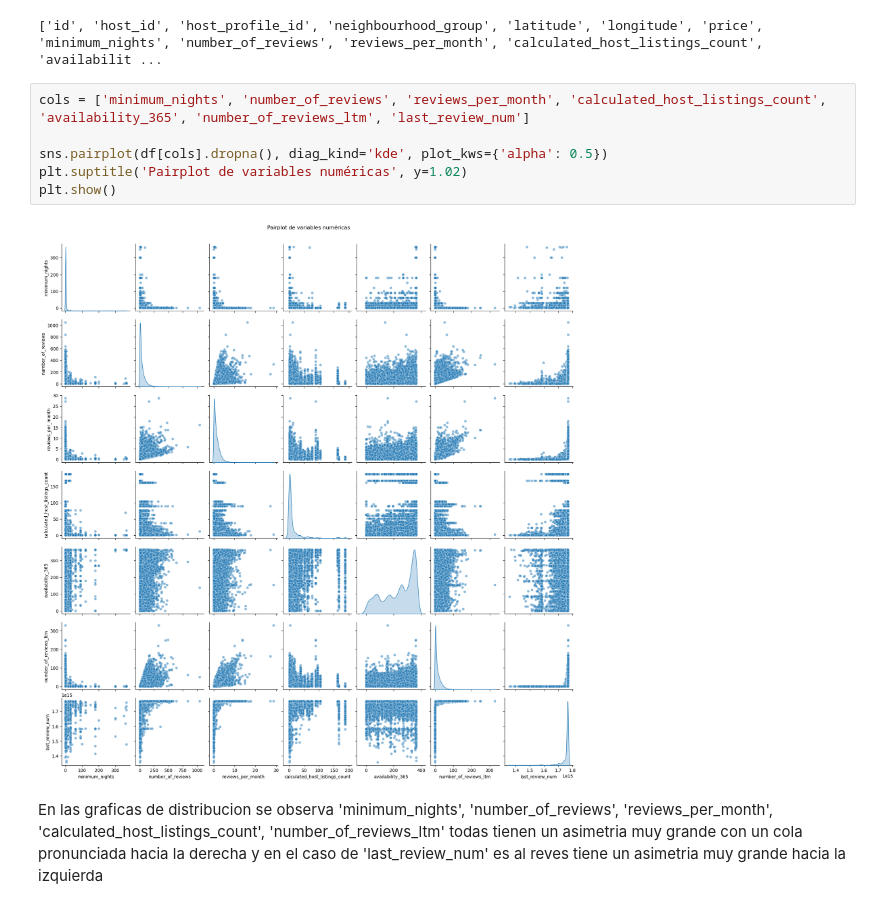
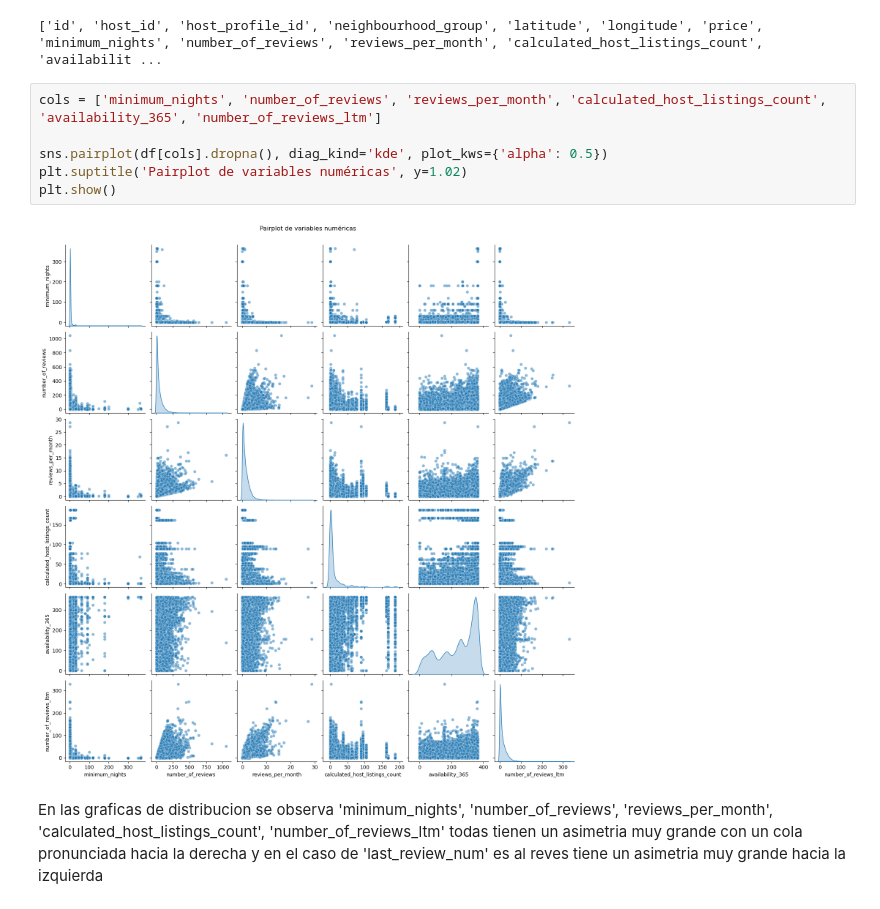
Before and after one commit to gonza29811/TP-analisis-de-datos, a Jupyter notebook: AirBnB.ipynb, the cells around one changed output. Saved outputs shown, nothing was run; the diff lists cells and outputs as text.

```diff
--- a/AirBnB.ipynb
+++ b/AirBnB.ipynb
@@ -161,13 +164,13 @@ print(cols)
 # %% [output]
 ['id', 'host_id', 'host_profile_id', 'neighbourhood_group', 'latitude', 'longitude', 'price', 'minimum_nights', 'number_of_reviews', 'reviews_per_month', 'calculated_host_listings_count', 'availabilit ...
 # %%
-cols = ['minimum_nights', 'number_of_reviews', 'reviews_per_month', 'calculated_host_listings_count', 'availability_365', 'number_of_reviews_ltm', 'last_review_num']
+cols = ['minimum_nights', 'number_of_reviews', 'reviews_per_month', 'calculated_host_listings_count', 'availability_365', 'number_of_reviews_ltm']
 
 sns.pairplot(df[cols].dropna(), diag_kind='kde', plot_kws={'alpha': 0.5})
 plt.suptitle('Pairplot de variables numéricas', y=1.02)
 plt.show()
 # %% [output]
-[figure, old version]
+[figure, new version]
 # %% [markdown]
 En las graficas de distribucion se observa 'minimum_nights', 'number_of_reviews', 'reviews_per_month', 'calculated_host_listings_count',  'number_of_reviews_ltm' todas tienen un asimetria muy grande con un cola pronunciada hacia la derecha y en el caso de 'last_review_num' es al reves tiene un asimetria muy grande hacia la izquierda
 # %% [markdown]
```
Also changed, not shown: parts of 37 cells of this notebook.
